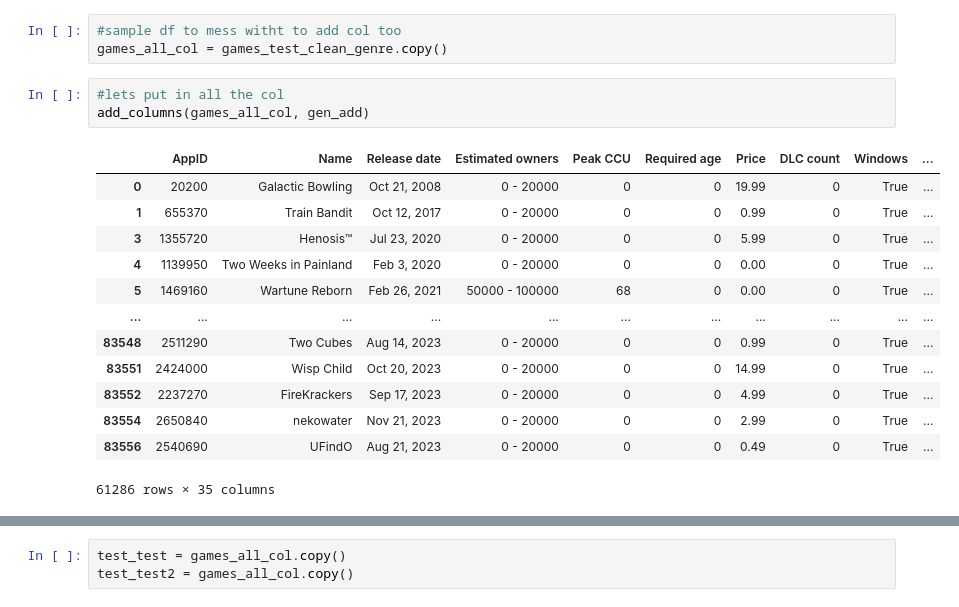
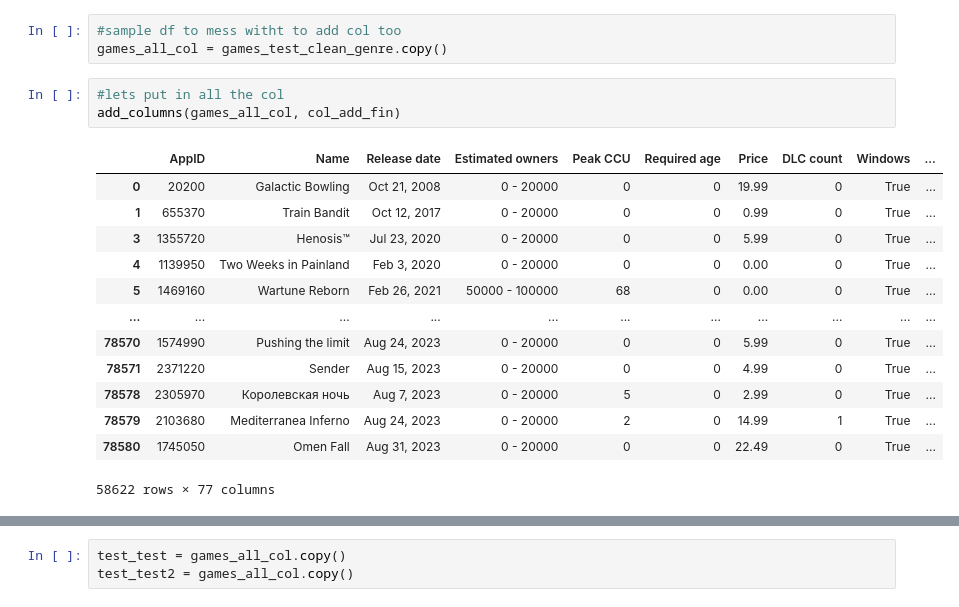
Before and after one commit to jacobiancosine/jacobiancosine, a Jupyter notebook: Capstone_2023_rev_1.ipynb, the cells around one changed output, grey strips where cells are left out. Drawn from its saved outputs; the diff is of its cells as text.

```diff
--- a/Capstone_2023_rev_1.ipynb
+++ b/Capstone_2023_rev_1.ipynb
@@ -571,18 +574,18 @@ gen_add =['Casual', 'Indie', 'Sports', 'Action', 'Adventure', 'Free to Play','Ma
 games_all_col = games_test_clean_genre.copy()
 # %%
 #lets put in all the col
-add_columns(games_all_col, gen_add)
+add_columns(games_all_col, col_add_fin)
 # %% [output]
 |  | AppID | Name | Release date | Estimated owners | Peak CCU | Required age | Price | DLC count | Windows | ... |
 | 0 | 20200 | Galactic Bowling | Oct 21, 2008 | 0 - 20000 | 0 | 0 | 19.99 | 0 | True | ... |
 | 1 | 655370 | Train Bandit | Oct 12, 2017 | 0 - 20000 | 0 | 0 | 0.99 | 0 | True | ... |
 | 3 | 1355720 | Henosis™ | Jul 23, 2020 | 0 - 20000 | 0 | 0 | 5.99 | 0 | True | ... |
 | 4 | 1139950 | Two Weeks in Painland | Feb 3, 2020 | 0 - 20000 | 0 | 0 | 0.00 | 0 | True | ... |
 | 5 | 1469160 | Wartune Reborn | Feb 26, 2021 | 50000 - 100000 | 68 | 0 | 0.00 | 0 | True | ... |
 | ... | ... | ... | ... | ... | ... | ... | ... | ... | ... | ... |
-| 83548 | 2511290 | Two Cubes | Aug 14, 2023 | 0 - 20000 | 0 | 0 | 0.99 | 0 | True | ... |
-| 83551 | 2424000 | Wisp Child | Oct 20, 2023 | 0 - 20000 | 0 | 0 | 14.99 | 0 | True | ... |
-| 83552 | 2237270 | FireKrackers | Sep 17, 2023 | 0 - 20000 | 0 | 0 | 4.99 | 0 | True | ... |
-| 83554 | 2650840 | nekowater | Nov 21, 2023 | 0 - 20000 | 0 | 0 | 2.99 | 0 | True | ... |
-| 83556 | 2540690 | UFindO | Aug 21, 2023 | 0 - 20000 | 0 | 0 | 0.49 | 0 | True | ... |
+| 78570 | 1574990 | Pushing the limit | Aug 24, 2023 | 0 - 20000 | 0 | 0 | 5.99 | 0 | True | ... |
+| 78571 | 2371220 | Sender | Aug 15, 2023 | 0 - 20000 | 0 | 0 | 4.99 | 0 | True | ... |
+| 78578 | 2305970 | Королевская ночь | Aug 7, 2023 | 0 - 20000 | 5 | 0 | 2.99 | 0 | True | ... |
+| 78579 | 2103680 | Mediterranea Inferno | Aug 24, 2023 | 0 - 20000 | 2 | 0 | 14.99 | 1 | True | ... |
+| 78580 | 1745050 | Omen Fall | Aug 31, 2023 | 0 - 20000 | 0 | 0 | 22.49 | 0 | True | ... |
-61286 rows × 35 columns
+58622 rows × 77 columns
```
Also changed, not shown: parts of 64 cells of this notebook.
